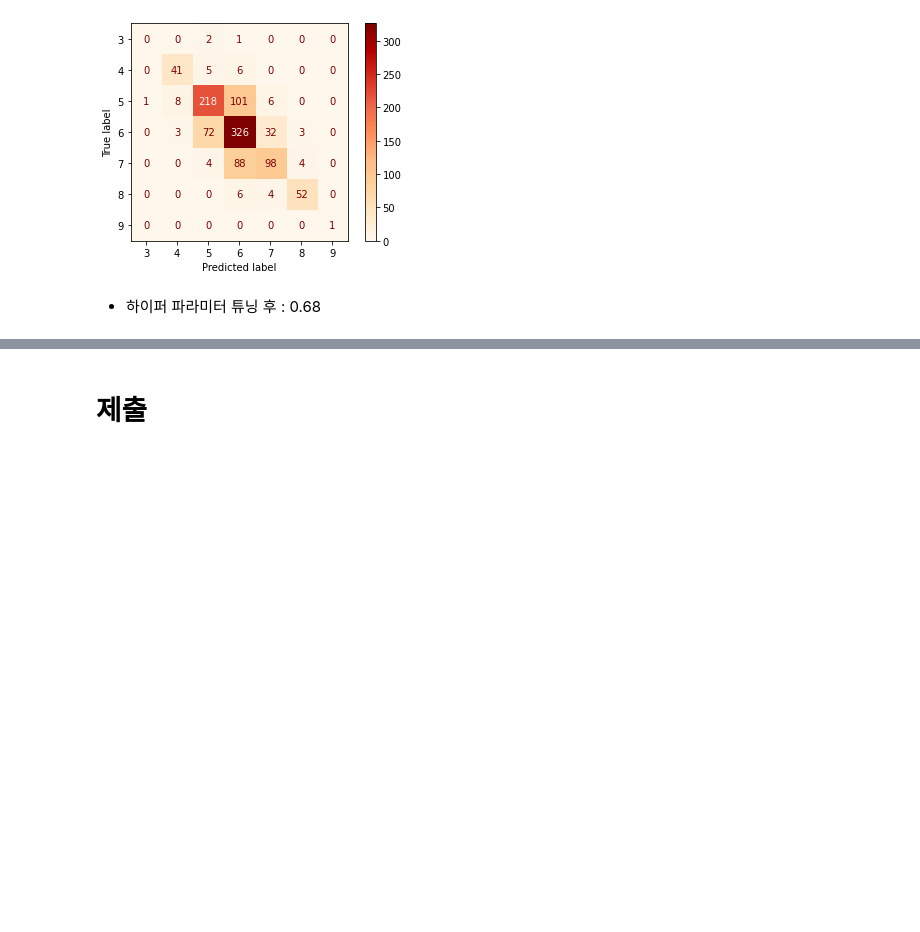
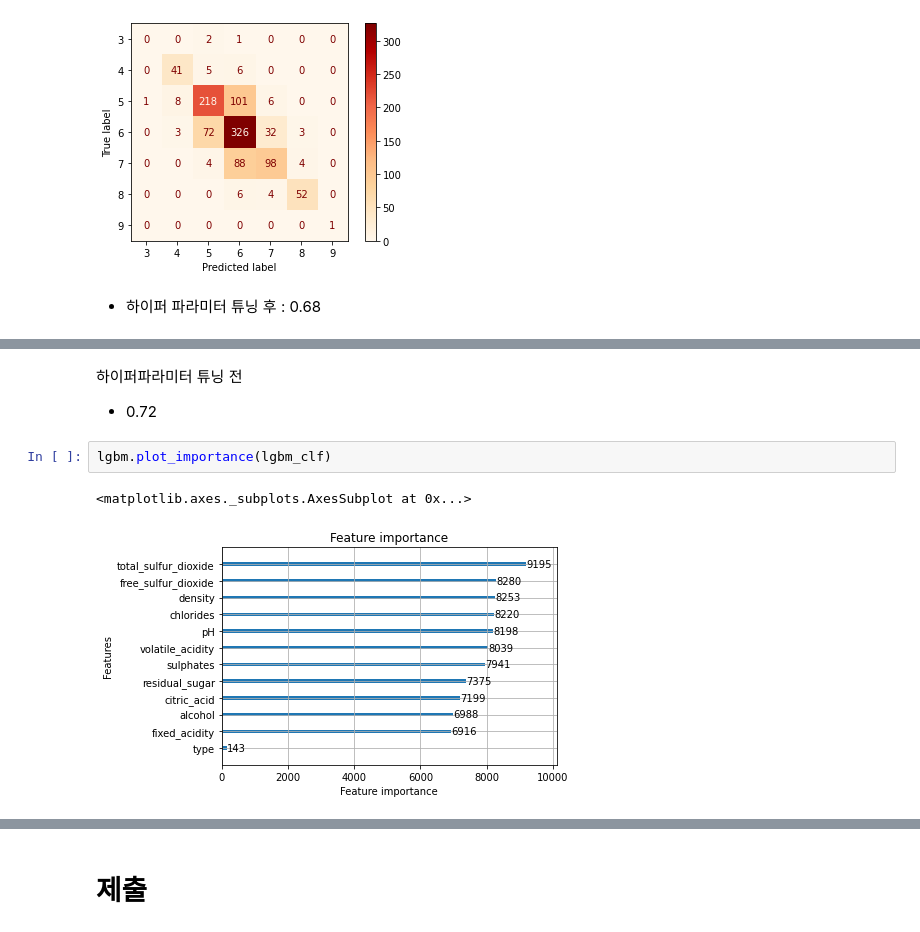
Before and after one commit to Sunnnyyy16/Dacon_study, a Jupyter notebook: wine/wine_quality.ipynb, the cells around one changed output, grey strips where cells are left out. Drawn from its saved outputs; the diff is of its cells as text; blank space fills up the shorter version.

```diff
--- a/wine/wine_quality.ipynb
+++ b/wine/wine_quality.ipynb
@@ -380,0 +450,8 @@ Testing Score
+# %% [markdown]
+하이퍼파라미터 튜닝 전
+* 0.72
+# %%
+lgbm.plot_importance(lgbm_clf)
+# %% [output]
+<matplotlib.axes._subplots.AxesSubplot at 0x...>
+[figure, added]
```
Also changed, not shown: parts of 27 cells of this notebook.
